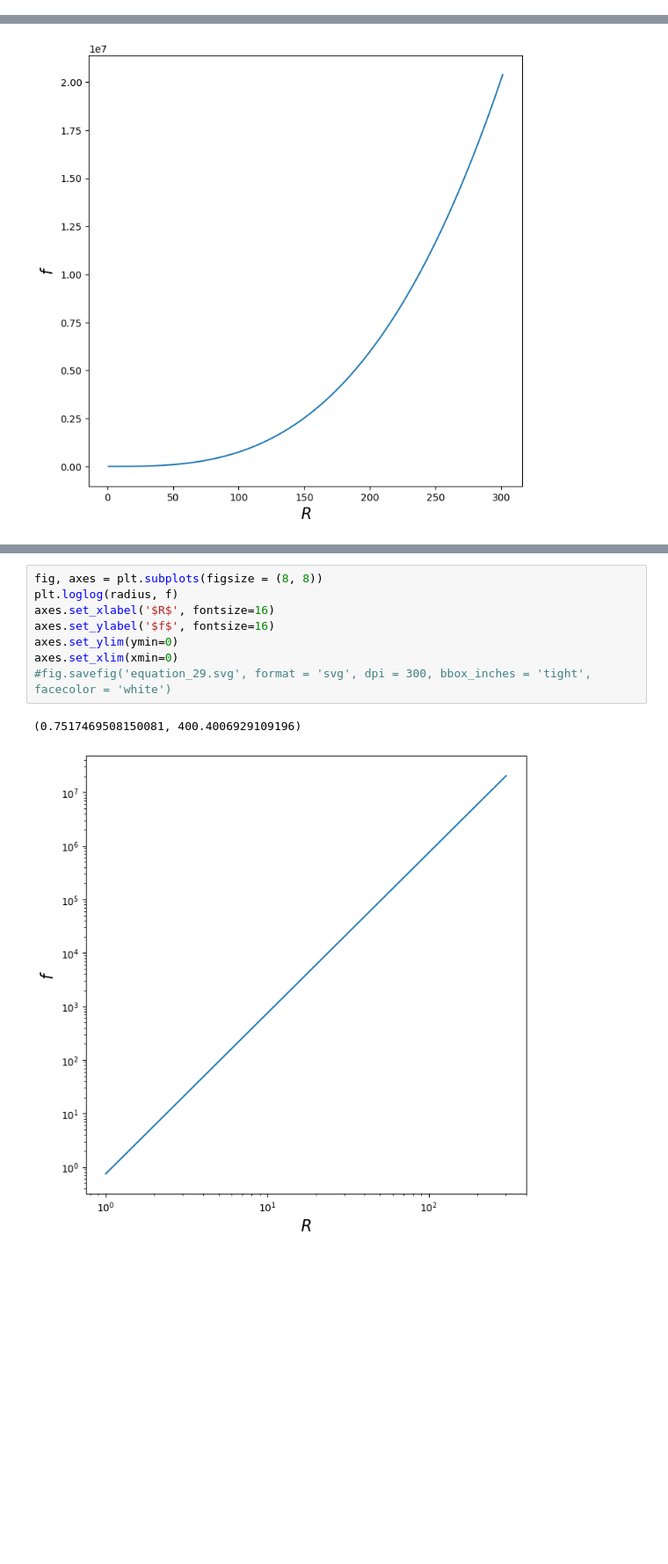
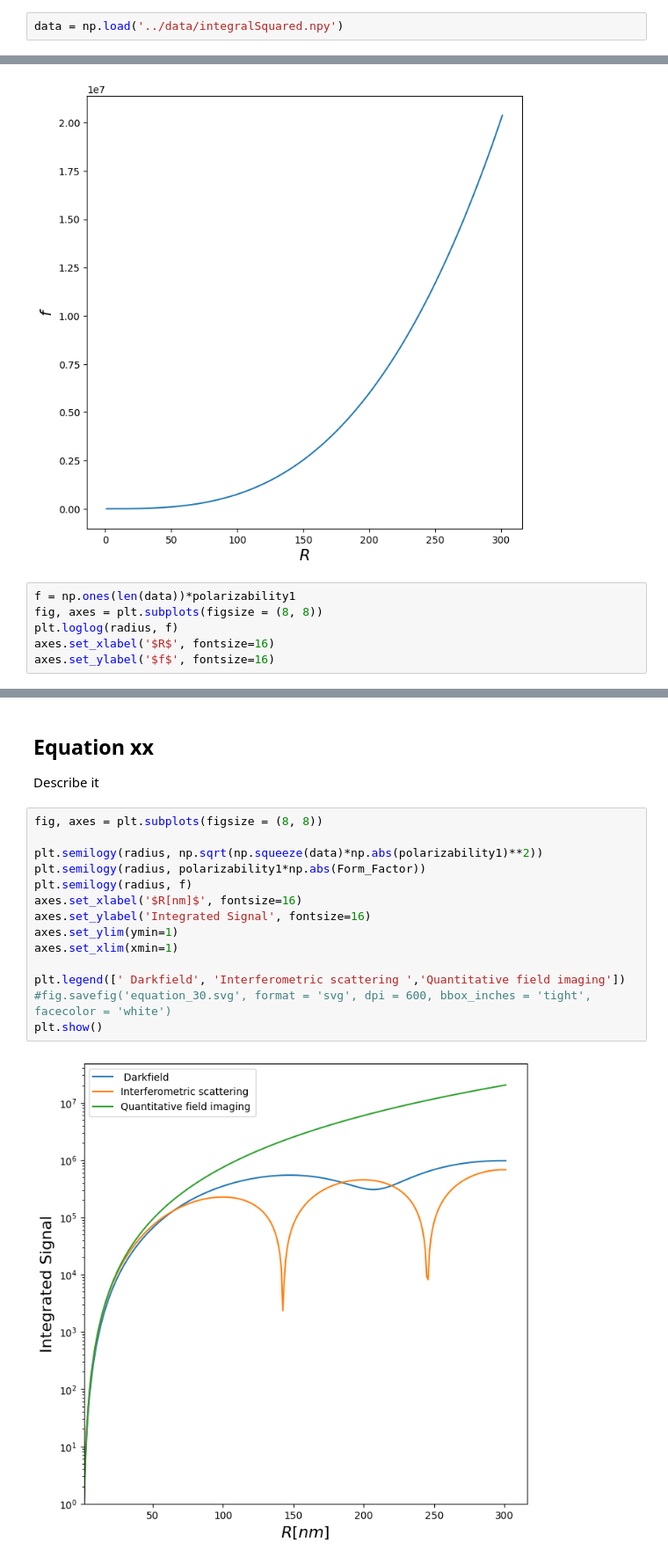
Before and after one commit to softmatterlab/OpticalCharacterizationNanoparticles, a Jupyter notebook: example_signal_relation/Modalities_Sphere_Github.ipynb, the cells around one changed output, grey strips where cells are left out. Shown at 88% size. Cells and saved outputs as stored; diff of their text form; blank space fills up the shorter version.

```diff
--- a/example_signal_relation/Modalities_Sphere_Github.ipynb
+++ b/example_signal_relation/Modalities_Sphere_Github.ipynb
@@ -9 +6,3 @@ data = mat['form_factor_list']
+# %%
+data = np.load('../data/integralSquared.npy')
 # %%
@@ -93,3 +72,9 @@ plt.show()
 #fig.savefig('equation_29.svg', format = 'svg', dpi = 300, bbox_inches = 'tight', facecolor = 'white')
 # %% [output]
 [figure]
+# %%
+f = np.ones(len(data))*polarizability1
+fig, axes = plt.subplots(figsize = (8, 8))
+plt.loglog(radius, f)
+axes.set_xlabel('$R$', fontsize=16)
+axes.set_ylabel('$f$', fontsize=16)
@@ -96,11 +84,20 @@ plt.show()
+# %% [markdown]
+## Equation xx
+
+Describe it
 # %%
 fig, axes = plt.subplots(figsize = (8, 8))
-plt.loglog(radius, f)
-axes.set_xlabel('$R$', fontsize=16)
-axes.set_ylabel('$f$', fontsize=16)
-axes.set_ylim(ymin=0)
-axes.set_xlim(xmin=0)
-#fig.savefig('equation_29.svg', format = 'svg', dpi = 300, bbox_inches = 'tight', facecolor = 'white')
+
+plt.semilogy(radius, np.sqrt(np.squeeze(data)*np.abs(polarizability1)**2))
+plt.semilogy(radius, polarizability1*np.abs(Form_Factor))
+plt.semilogy(radius, f)
+axes.set_xlabel('$R[nm]$', fontsize=16)
+axes.set_ylabel('Integrated Signal', fontsize=16)
+axes.set_ylim(ymin=1)
+axes.set_xlim(xmin=1)
+
+plt.legend([' Darkfield', 'Interferometric scattering ','Quantitative field imaging'])
+#fig.savefig('equation_30.svg', format = 'svg', dpi = 600, bbox_inches = 'tight', facecolor = 'white')
+plt.show()
 # %% [output]
-(0.7517469508150081, 400.4006929109196)
-[figure, old version]
+[figure, new version]
```
Also changed, not shown: parts of 9 cells of this notebook, 6 other files.
